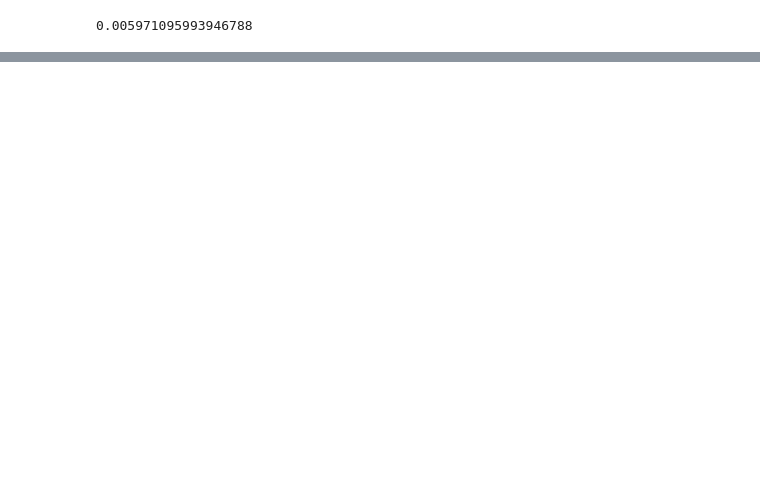
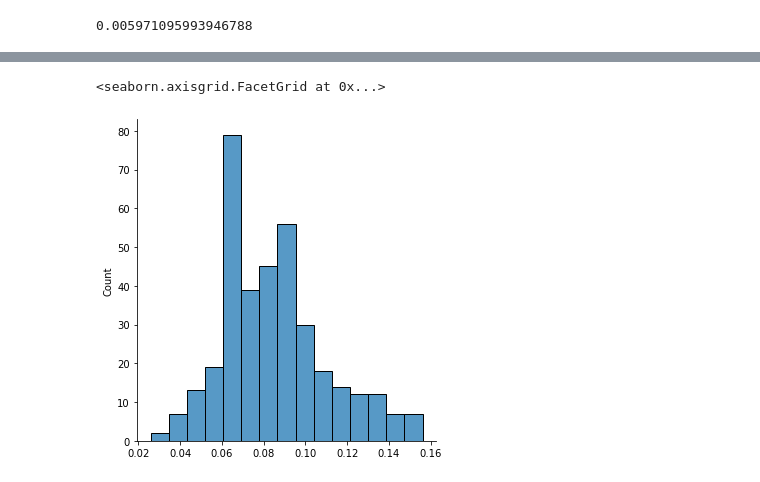
Before and after one commit to augusnunes/optimized-calibration, a Jupyter notebook: src_py/gradient/implementacao_b-town_3dm.ipynb, the cells around one changed output, grey strips where cells are left out. Cells and saved outputs as stored; diff of their text form; code cells hidden in the pictures; blank space fills up the shorter version.

```diff
--- a/src_py/gradient/implementacao_b-town_3dm.ipynb
+++ b/src_py/gradient/implementacao_b-town_3dm.ipynb
@@ -300,0 +305,5 @@ array([0.01 , 0.085, 0.113])
+# %%
+sns.displot(pontos[:,1])
+# %% [output]
+<seaborn.axisgrid.FacetGrid at 0x...>
+[figure, added]
```
Also changed, not shown: parts of 53 cells of this notebook, 8 other files.
